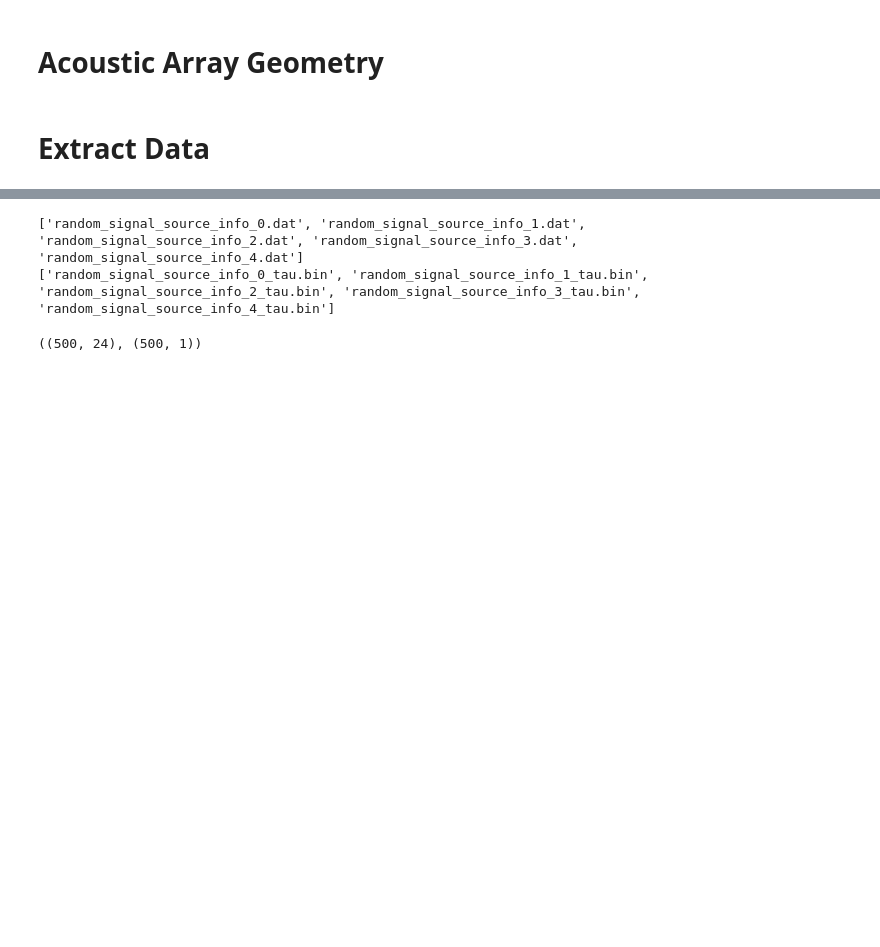
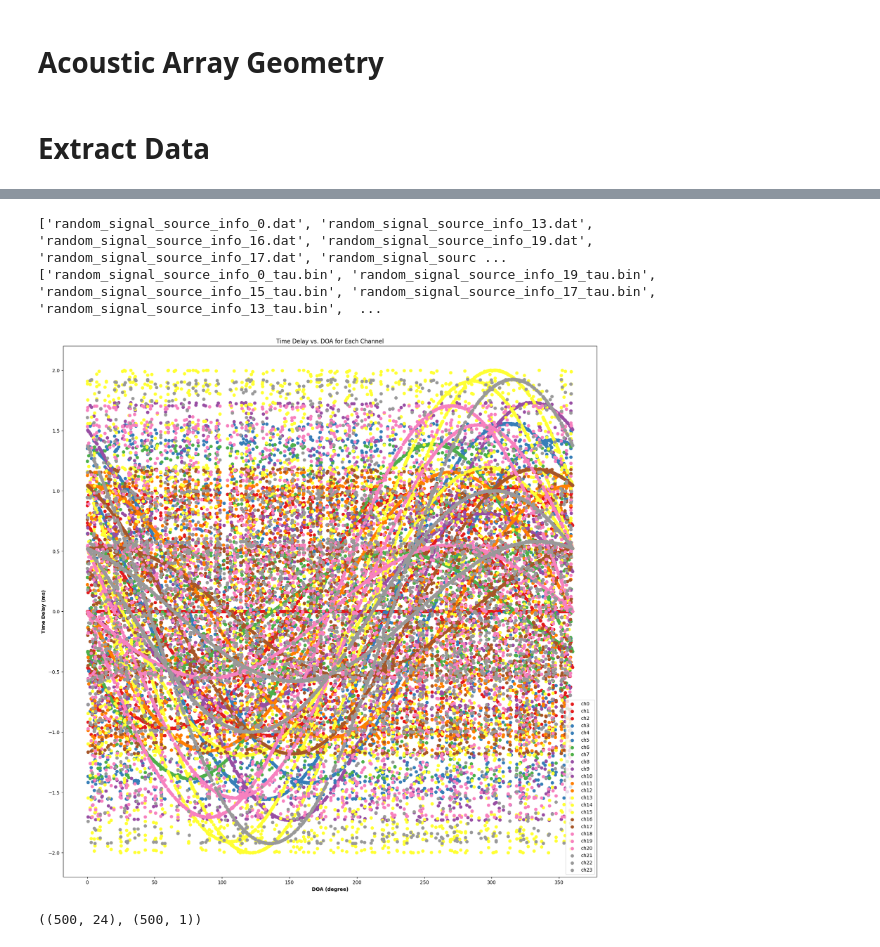
Before and after one commit to nhatvan2231/AA_DOA, a Jupyter notebook: src/python/mylibrary-Copy1.ipynb, the cells around one changed output, grey strips where cells are left out. Cells and saved outputs as stored; diff of their text form; code cells hidden in the pictures; blank space fills up the shorter version.

```diff
--- a/src/python/mylibrary-Copy1.ipynb
+++ b/src/python/mylibrary-Copy1.ipynb
@@ -296,8 +314,10 @@ visualizer.polar(channels=[14,5,7,15])
 # %%
-data = DataExtract("../data/rss45/", 24)
+data = DataExtract("../data/rss360/", 24)
+data.plot()
 # %% [output]
-['random_signal_source_info_0.dat', 'random_signal_source_info_1.dat', 'random_signal_source_info_2.dat', 'random_signal_source_info_3.dat', 'random_signal_source_info_4.dat']
-['random_signal_source_info_0_tau.bin', 'random_signal_source_info_1_tau.bin', 'random_signal_source_info_2_tau.bin', 'random_signal_source_info_3_tau.bin', 'random_signal_source_info_4_tau.bin']
+['random_signal_source_info_0.dat', 'random_signal_source_info_13.dat', 'random_signal_source_info_16.dat', 'random_signal_source_info_19.dat', 'random_signal_source_info_17.dat', 'random_signal_sourc ...
+['random_signal_source_info_0_tau.bin', 'random_signal_source_info_19_tau.bin', 'random_signal_source_info_15_tau.bin', 'random_signal_source_info_17_tau.bin', 'random_signal_source_info_13_tau.bin',  ...
+[figure, added]
 # %%
 inputs = data.get_delays()
 labels = data.get_angles()
```
Also changed, not shown: parts of 7 cells of this notebook.
